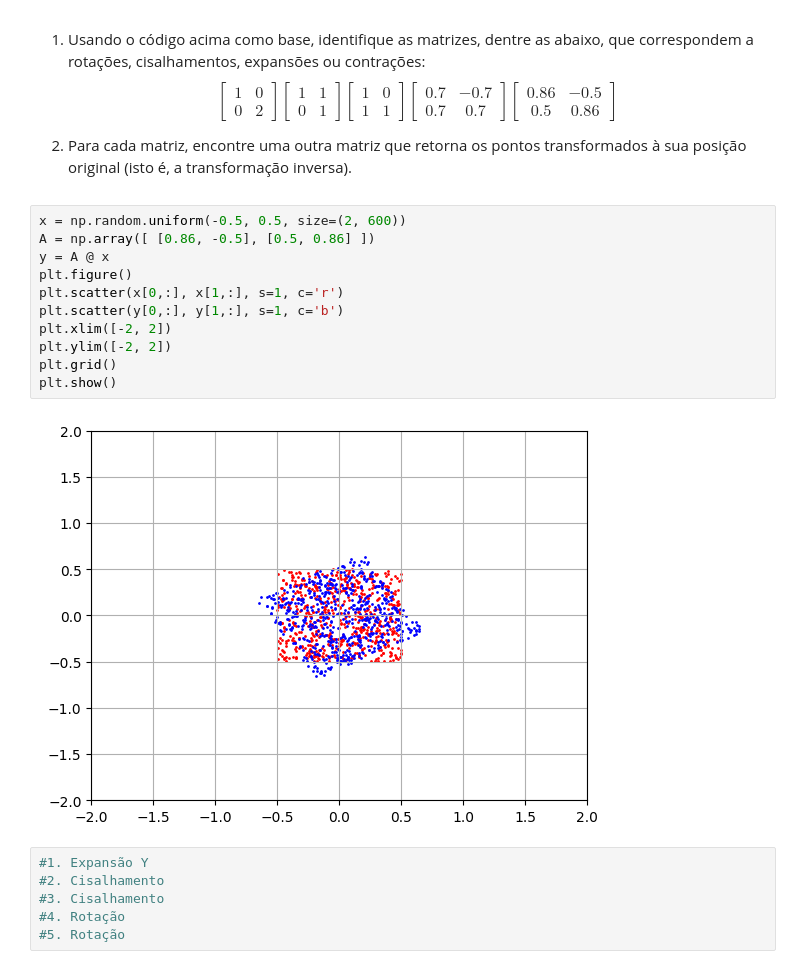
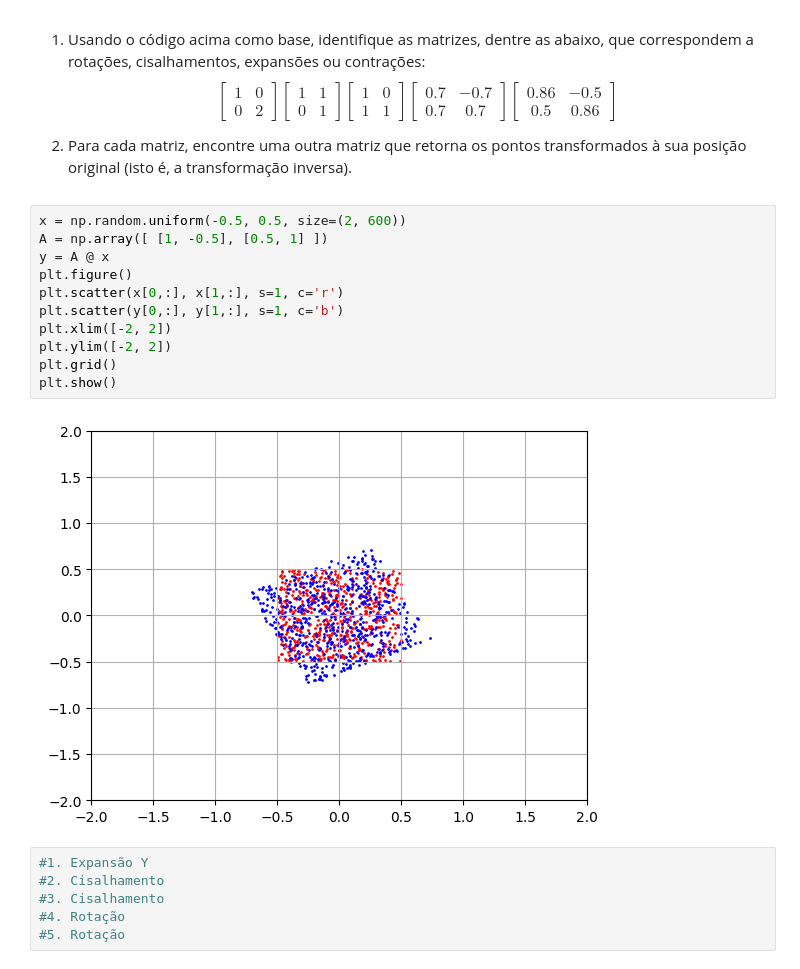
Before and after one commit to alemagno10/alglin-alunos, a Jupyter notebook: 03-geometria_analitica.ipynb, the cells around one changed output. Cells and saved outputs as stored; diff of their text form.

```diff
--- a/03-geometria_analitica.ipynb
+++ b/03-geometria_analitica.ipynb
@@ -358,17 +358,17 @@ $$
 2. Para cada matriz, encontre uma outra matriz que retorna os pontos transformados à sua posição original (isto é, a transformação inversa).
 # %%
 x = np.random.uniform(-0.5, 0.5, size=(2, 600))
-A = np.array([ [0.86, -0.5], [0.5, 0.86] ])
+A = np.array([ [1, -0.5], [0.5, 1] ])
 y = A @ x
 plt.figure()
 plt.scatter(x[0,:], x[1,:], s=1, c='r')
 plt.scatter(y[0,:], y[1,:], s=1, c='b')
 plt.xlim([-2, 2])
 plt.ylim([-2, 2])
 plt.grid()
 plt.show()
 # %% [output]
-[figure, old version]
+[figure, new version]
 # %%
 #1. Expansão Y
 #2. Cisalhamento
```
Also changed, not shown: parts of 9 cells of this notebook, 16 other files.
